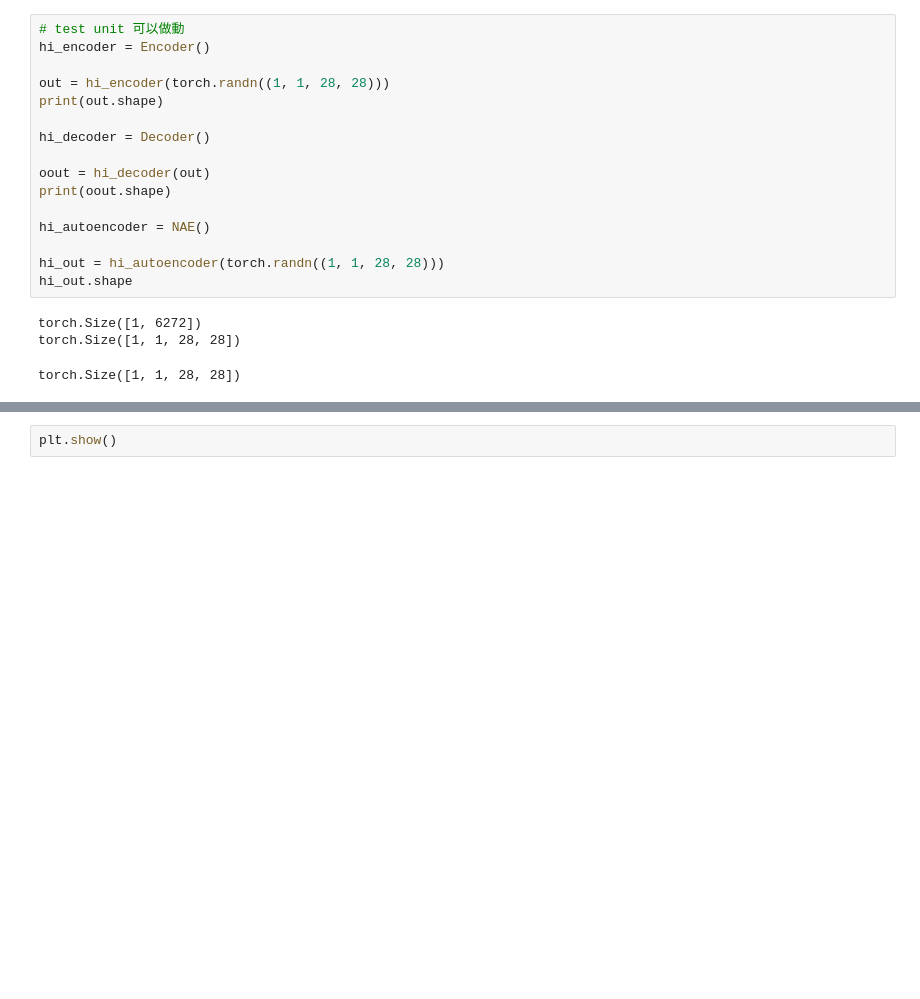
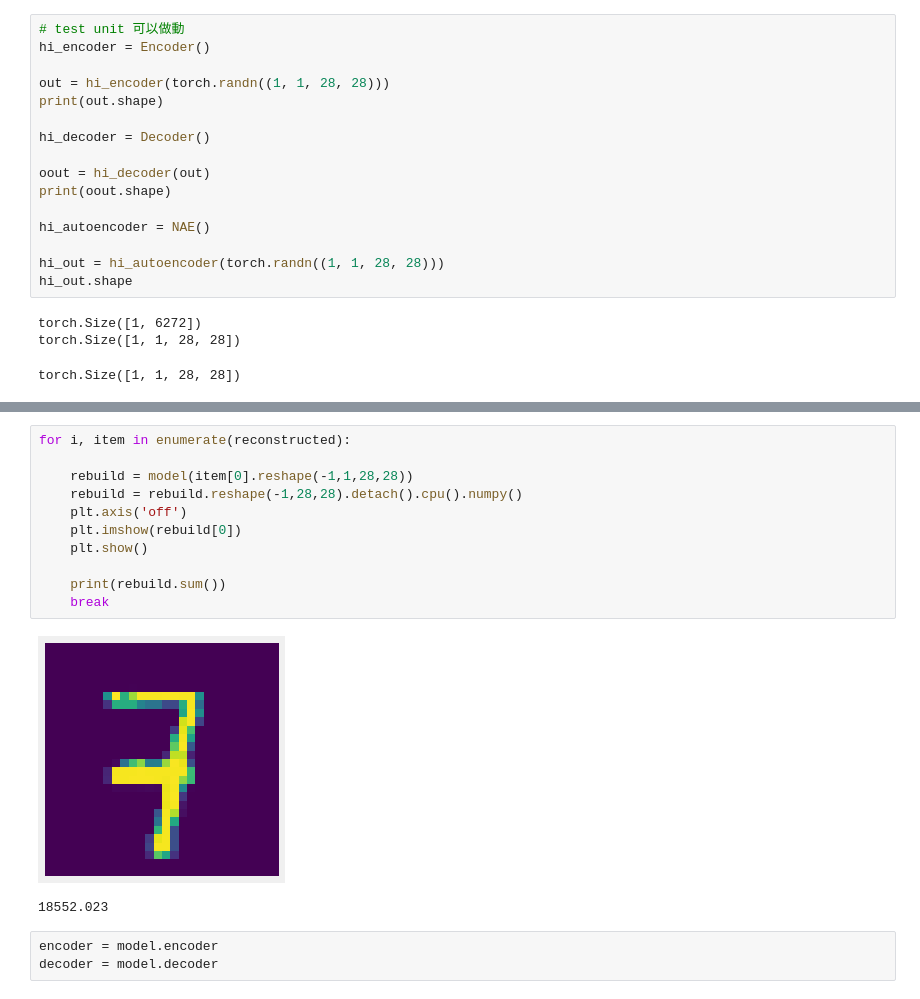
Before and after one commit to AniccsSora/MFA_DAE_ME, a Jupyter notebook: src/畫圖用/AE_example.ipynb, the cells around one changed output, grey strips where cells are left out. Saved outputs shown, nothing was run; the diff lists cells and outputs as text; blank space fills up the shorter version.

```diff
--- a/src/畫圖用/AE_example.ipynb
+++ b/src/畫圖用/AE_example.ipynb
@@ -229,2 +188,17 @@ for i, item in enumerate(reconstructed):
 # %%
-plt.show()
+for i, item in enumerate(reconstructed):
+
+    rebuild = model(item[0].reshape(-1,1,28,28))
+    rebuild = rebuild.reshape(-1,28,28).detach().cpu().numpy()
+    plt.axis('off')
+    plt.imshow(rebuild[0])
+    plt.show()
+
+    print(rebuild.sum())
+    break
+# %% [output]
+[figure, added]
+18552.023
+# %%
+encoder = model.encoder
+decoder = model.decoder
```
Also changed, not shown: parts of 11 cells of this notebook, 2 other files.
